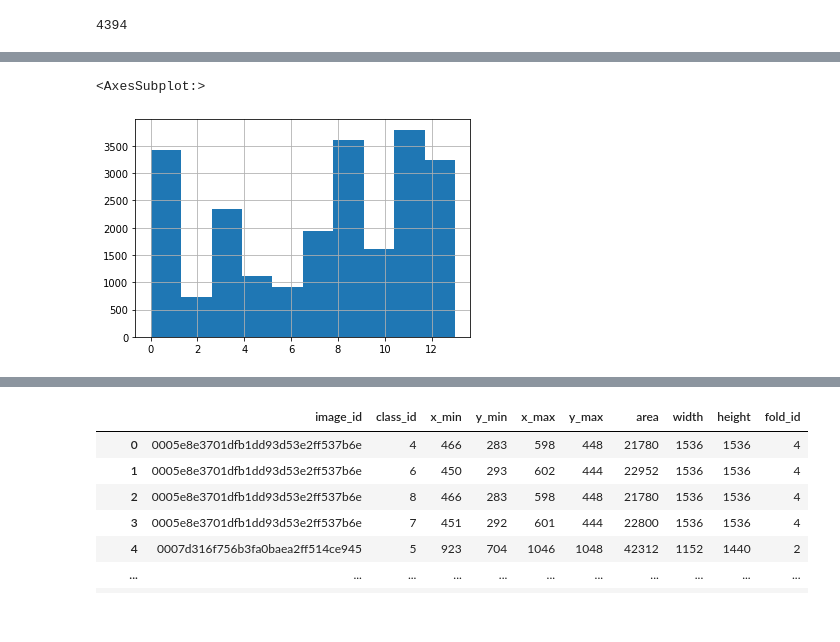
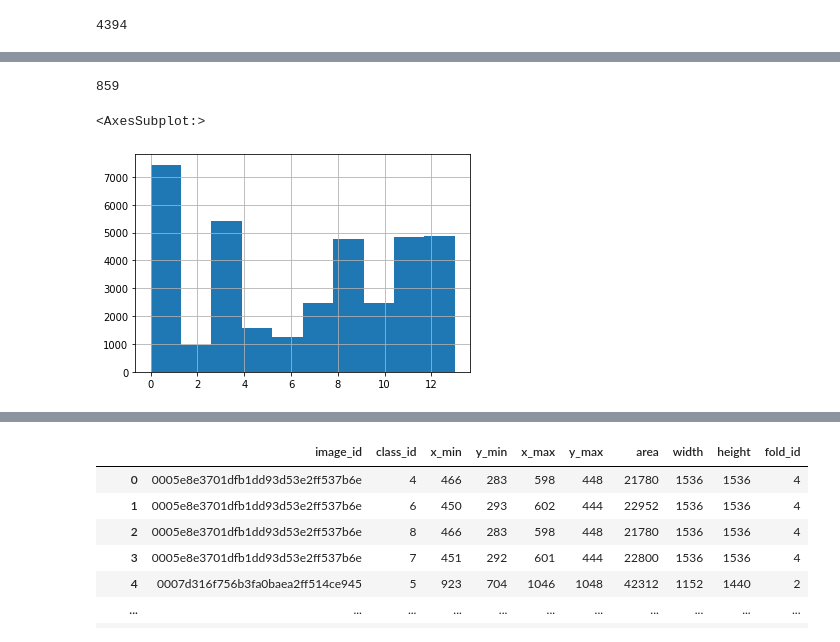
Before and after one commit to skull8888888/xray, a Jupyter notebook: vinbigdata-fasterrcnn-beginner-v1.ipynb, the cells around one changed output, grey strips where cells are left out. Drawn from its saved outputs; the diff is of its cells as text; code cells hidden in the pictures.

Commit message:
added 10 fold all abnormal

```diff
--- a/vinbigdata-fasterrcnn-beginner-v1.ipynb
+++ b/vinbigdata-fasterrcnn-beginner-v1.ipynb
@@ -124,9 +124,10 @@ df['fold_id'] = -1
 # %% [output]
 4394
 # %%
-df = pd.read_csv('dedub_abnormal.csv')
+df = pd.read_csv('train_downsampled.csv')
+df = df[df.class_id != 14]
 df = df.set_index('image_id')
-df['fold_id'] = -1
+df['fold_id'] = int(-1)
 # %%
 X = df.groupby(['image_id']).agg(lambda x: list(x)).reset_index()
 X_numpy = X.image_id.to_numpy()
@@ -146,7 +147,9 @@ for fold, (train_index, val_index) in enumerate(mskf.split(X_numpy, Y)):
 
     ids = X_numpy[val_index]
 
-    df.loc[ids, 'fold_id'] = fold
+    df.loc[ids, 'fold_id'] = int(fold)
+
+df = df.reset_index()
 df
 # %% [output]
 (4394, 15)
@@ -167,11 +169,13 @@ df
 # %%
+df = df.reset_index()
 fold = 1
-len(df[(df.fold_id == fold)].groupby('image_id').agg(lambda x: list(x)).reset_index())
+print(len(df[(df.fold_id == fold)].groupby('image_id').agg(lambda x: list(x)).reset_index()))
 
 df.class_id.hist()
 # %% [output]
-<AxesSubplot:>
+859
+<AxesSubplot:>
-[figure, old version]
+[figure, new version]
 # %%
 len(df[(df.fold_id != fold)].groupby('image_id').agg(lambda x: list(x)).reset_index())
 
```
Also changed, not shown: parts of 4 cells of this notebook, 5 other files.
